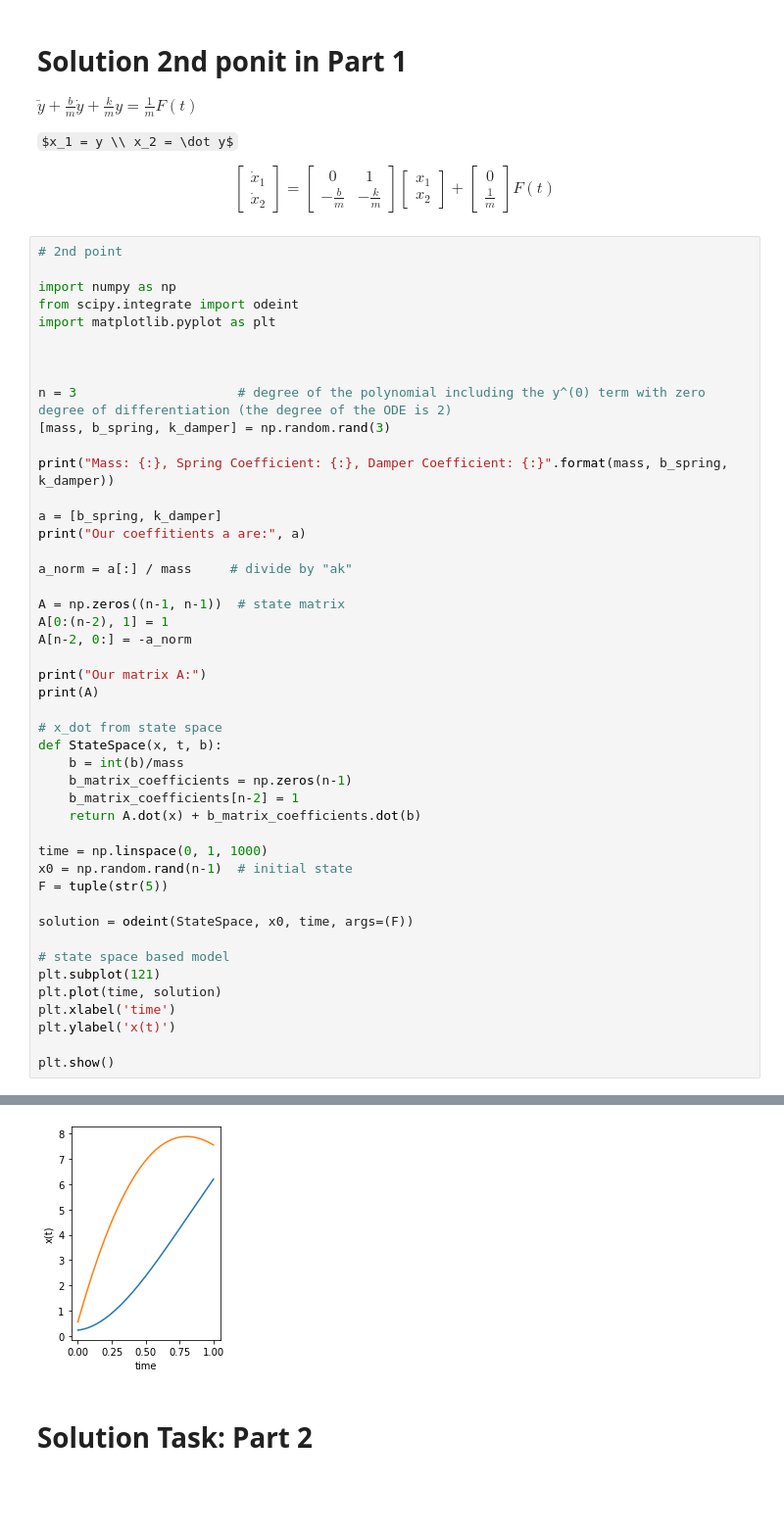
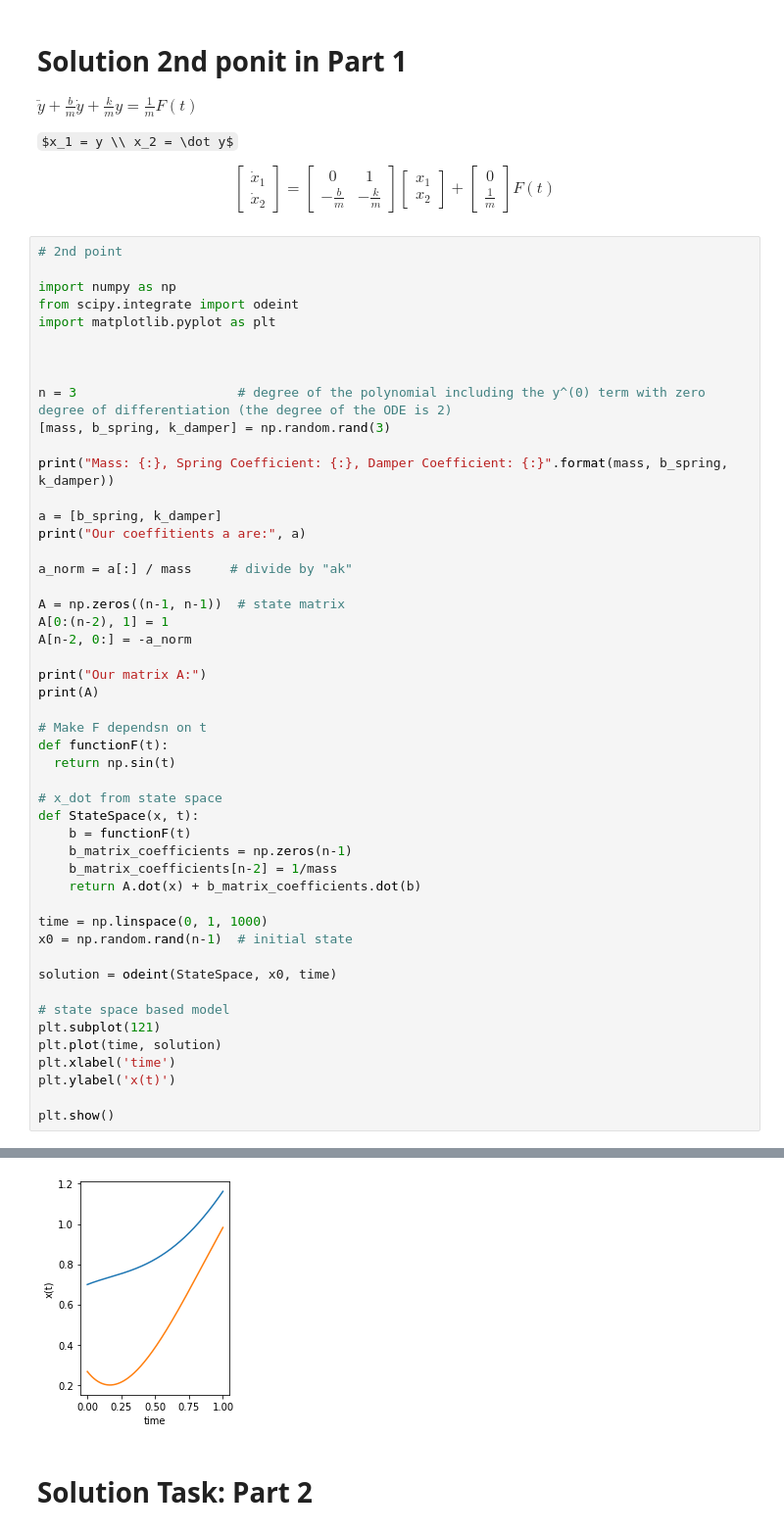
Before and after one commit to hany606/LCT_Spring20IU, a Jupyter notebook: Lab1_From_linear_ODE_to_State_Space.ipynb, the cells around one changed output, grey strips where cells are left out. Shown at 98% size. Drawn from its saved outputs; the diff is of its cells as text; some formulas as TeX source; blank space fills up the shorter version.

```diff
--- a/Lab1_From_linear_ODE_to_State_Space.ipynb
+++ b/Lab1_From_linear_ODE_to_State_Space.ipynb
@@ -224,18 +230,21 @@ A[n-2, 0:] = -a_norm
 print("Our matrix A:")
 print(A)
 
+# Make F dependsn on t
+def functionF(t):
+  return np.sin(t)
+
 # x_dot from state space
-def StateSpace(x, t, b):
-    b = int(b)/mass
+def StateSpace(x, t):
+    b = functionF(t)
     b_matrix_coefficients = np.zeros(n-1)
-    b_matrix_coefficients[n-2] = 1
+    b_matrix_coefficients[n-2] = 1/mass
     return A.dot(x) + b_matrix_coefficients.dot(b)
 
 time = np.linspace(0, 1, 1000)
 x0 = np.random.rand(n-1)  # initial state
-F = tuple(str(5))
 
-solution = odeint(StateSpace, x0, time, args=(F))
+solution = odeint(StateSpace, x0, time)
 
 # state space based model
 plt.subplot(121)
@@ -253,4 +262,4 @@ Our matrix A:
-[figure, old version]
+[figure, new version]
 # %% [markdown]
 # Solution Task: Part 2
 # %% [markdown]
```
Also changed, not shown: parts of 4 cells of this notebook.
